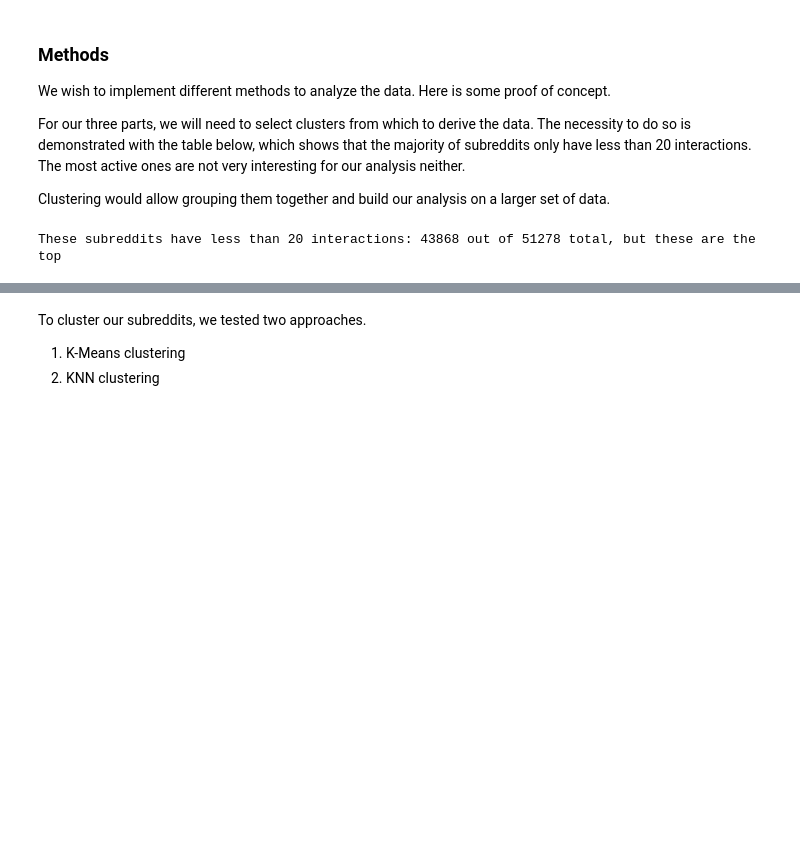
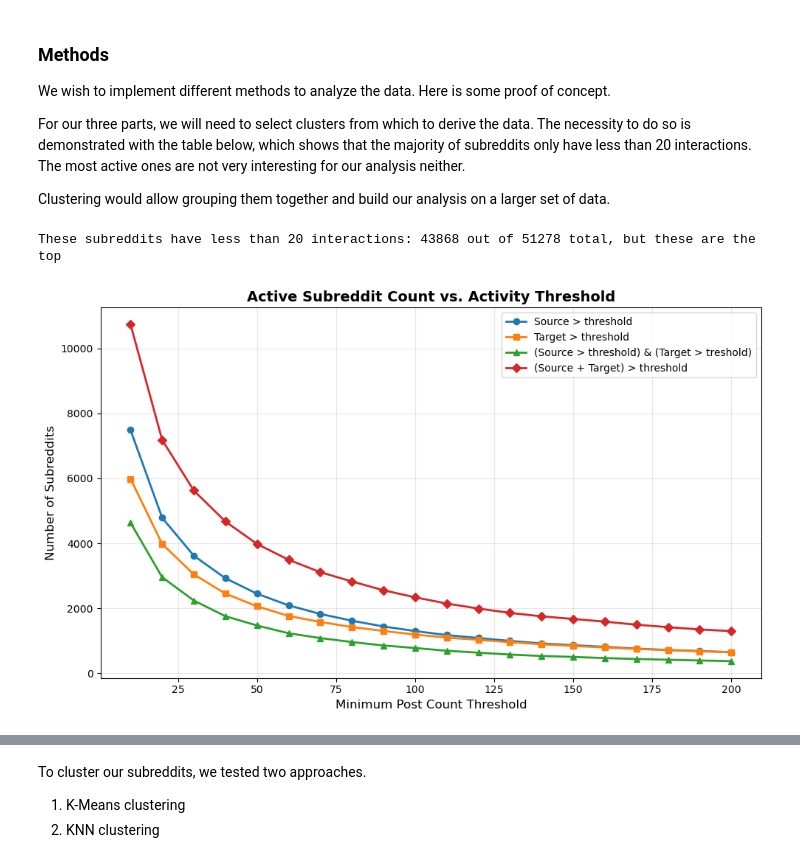
Before and after one commit to l0uisgrange/ada-2025-project, a Jupyter notebook: results.ipynb, the cells around one changed output, grey strips where cells are left out. Drawn from its saved outputs; the diff is of its cells as text; code cells hidden in the pictures; blank space fills up the shorter version.

```diff
--- a/results.ipynb
+++ b/results.ipynb
@@ -88,3 +88,51 @@ total = (total_counts['POST_COUNT_TOTAL'] < 20).sum()
 print('These subreddits have less than 20 interactions:', total, 'out of', len(total_counts), 'total, but these are the top')
 # %% [output]
 These subreddits have less than 20 interactions: 43868 out of 51278 total, but these are the top
+# %%
+# FEEL FREE TO REMOVE IF YOU DONT LIKE IT
+import matplotlib.pyplot as plt
+import pandas as pd
+
+thresholds = list(range(10, 210, 10))
+
+counts_source = []
+counts_target = []
+counts_both = []
+counts_total = []
+
+for threshold in thresholds:
+    # Subreddits with POST_COUNT_SOURCE >= threshold
+    count_source = len(total_counts[total_counts['POST_COUNT_SOURCE'] > threshold])
+    counts_source.append(count_source)
+
+    # Subreddits with POST_COUNT_TARGET >= threshold
+    count_target = len(total_counts[total_counts['POST_COUNT_TARGET'] > threshold])
+    counts_target.append(count_target)
+
+    # Subreddits meeting BOTH thresholds
+    count_both = len(total_counts[
+        (total_counts['POST_COUNT_SOURCE'] > threshold) &
+        (total_counts['POST_COUNT_TARGET'] > threshold)
+    ])
+    counts_both.append(count_both)
+
+    # Subreddits with POST_COUNT_TOTAL >= threshold
+    count_total = len(total_counts[total_counts['POST_COUNT_TOTAL'] > threshold])
+    counts_total.append(count_total)
+
+
+plt.figure(figsize=(10, 6))
+plt.plot(thresholds, counts_source, marker='o', label='Source > threshold', linewidth=2)
+plt.plot(thresholds, counts_target, marker='s', label='Target > threshold', linewidth=2)
+plt.plot(thresholds, counts_both, marker='^', label='(Source > threshold) & (Target > treshold)', linewidth=2)
+plt.plot(thresholds, counts_total, marker='D', label='(Source + Target) > threshold', linewidth=2)
+
+plt.xlabel('Minimum Post Count Threshold', fontsize=12)
+plt.ylabel('Number of Subreddits', fontsize=12)
+plt.title('Active Subreddit Count vs. Activity Threshold', fontsize=14, fontweight='bold')
+plt.legend(fontsize=10)
+plt.grid(True, alpha=0.3)
+plt.tight_layout()
+plt.show()
+# %% [output]
+[figure, added]
```
Also changed, not shown: parts of 11 cells of this notebook, 2 other files.
